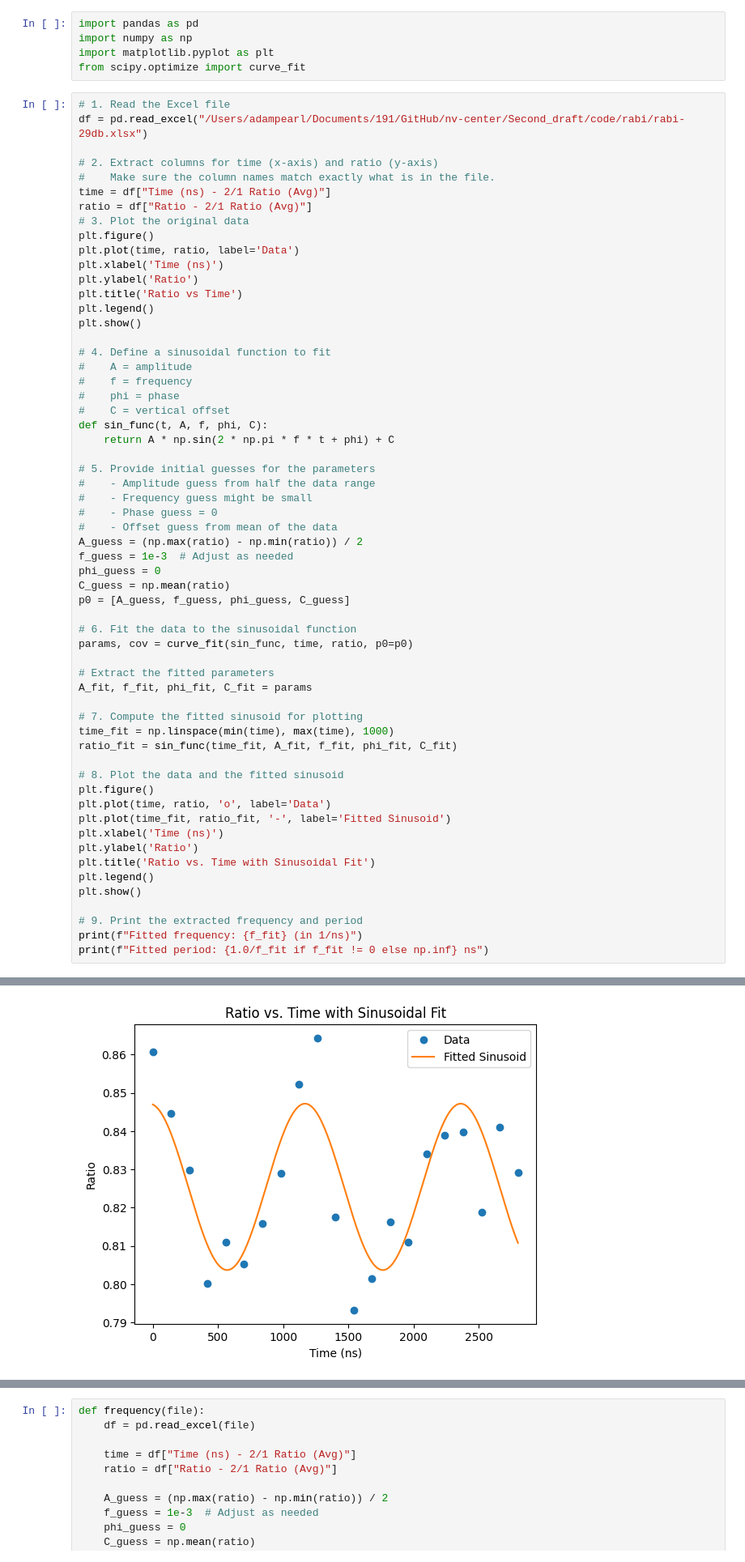
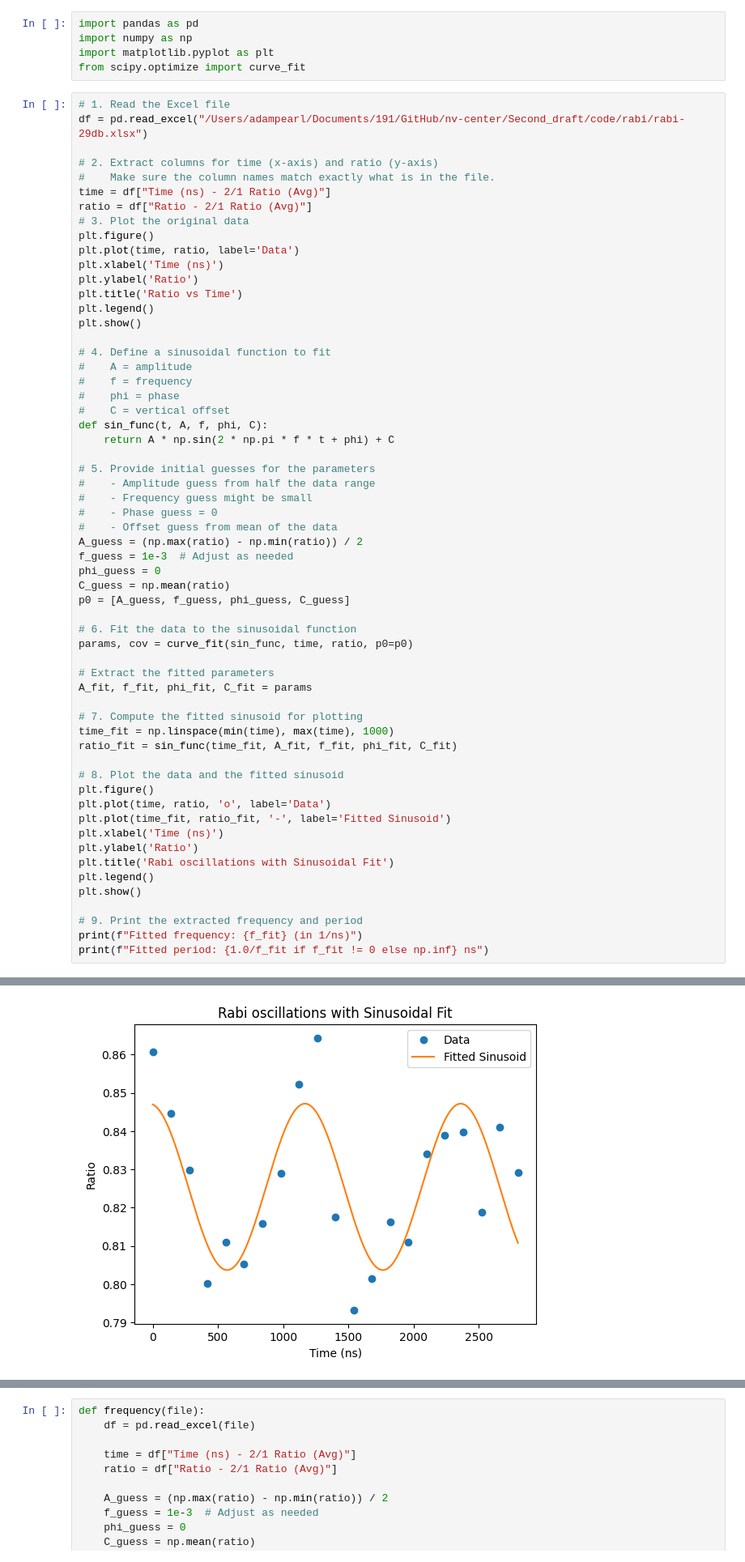
Before and after one commit to nlyu1/nv-center, a Jupyter notebook: Second_draft/code/rabi.ipynb, the cells around one changed output, grey strips where cells are left out. Shown at 81% size. Cells and saved outputs as stored; diff of their text form.

```diff
--- a/Second_draft/code/rabi.ipynb
+++ b/Second_draft/code/rabi.ipynb
@@ -36,35 +36,35 @@ def sin_func(t, A, f, phi, C):
 A_guess = (np.max(ratio) - np.min(ratio)) / 2
 f_guess = 1e-3  # Adjust as needed
 phi_guess = 0
 C_guess = np.mean(ratio)
 p0 = [A_guess, f_guess, phi_guess, C_guess]
 
 # 6. Fit the data to the sinusoidal function
 params, cov = curve_fit(sin_func, time, ratio, p0=p0)
 
 # Extract the fitted parameters
 A_fit, f_fit, phi_fit, C_fit = params
 
 # 7. Compute the fitted sinusoid for plotting
 time_fit = np.linspace(min(time), max(time), 1000)
 ratio_fit = sin_func(time_fit, A_fit, f_fit, phi_fit, C_fit)
 
 # 8. Plot the data and the fitted sinusoid
 plt.figure()
 plt.plot(time, ratio, 'o', label='Data')
 plt.plot(time_fit, ratio_fit, '-', label='Fitted Sinusoid')
 plt.xlabel('Time (ns)')
 plt.ylabel('Ratio')
-plt.title('Ratio vs. Time with Sinusoidal Fit')
+plt.title('Rabi oscillations with Sinusoidal Fit')
 plt.legend()
 plt.show()
 
 # 9. Print the extracted frequency and period
 print(f"Fitted frequency: {f_fit} (in 1/ns)")
 print(f"Fitted period: {1.0/f_fit if f_fit != 0 else np.inf} ns")
 # %% [output]
 [figure]
-[figure, old version]
+[figure, new version]
 Fitted frequency: 0.0008375287733038038 (in 1/ns)
 Fitted period: 1193.9888298467588 ns
 # %%
```
Also changed, not shown: parts of 1 cell of this notebook, 12 other files.
